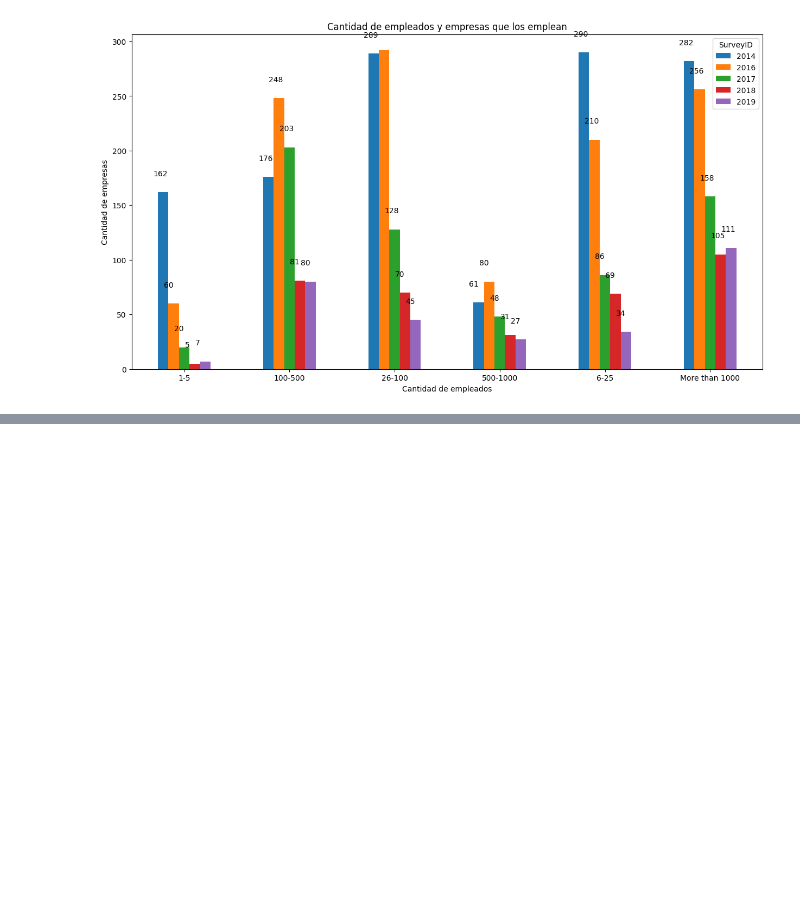
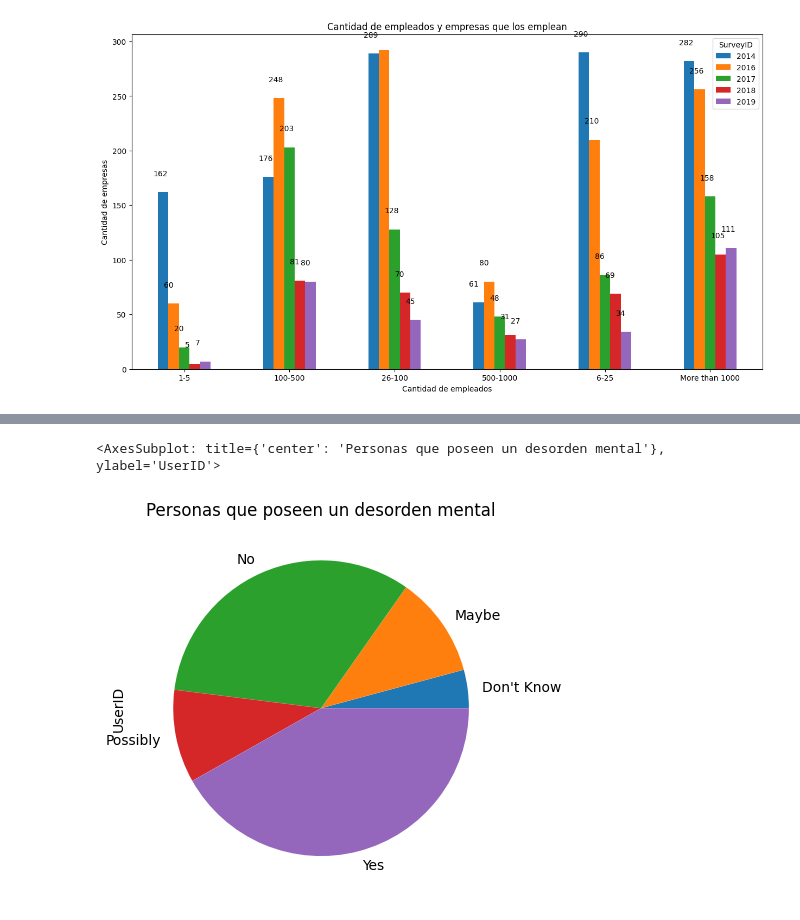
Before and after one commit to Imbravo/mentalhealth, a Jupyter notebook: mentalhealth.ipynb, the cells around one changed output, grey strips where cells are left out. Drawn from its saved outputs; the diff is of its cells as text; code cells hidden in the pictures; blank space fills up the shorter version.

```diff
--- a/mentalhealth.ipynb
+++ b/mentalhealth.ipynb
@@ -320,0 +324,4 @@ ax
+# %%
+question_5 = df_join[(df_join.questionid == 33)].copy()
+question_5 = question_5.groupby('AnswerText')['UserID'].count()
+question_5
@@ -320,0 +336,5 @@ ax
+# %%
+question_5.plot.pie(y='UserId', title='Personas que poseen un desorden mental', legend=False)
+# %% [output]
+<AxesSubplot: title={'center': 'Personas que poseen un desorden mental'}, ylabel='UserID'>
+[figure, added]
```
Also changed, not shown: parts of 3 cells of this notebook.
